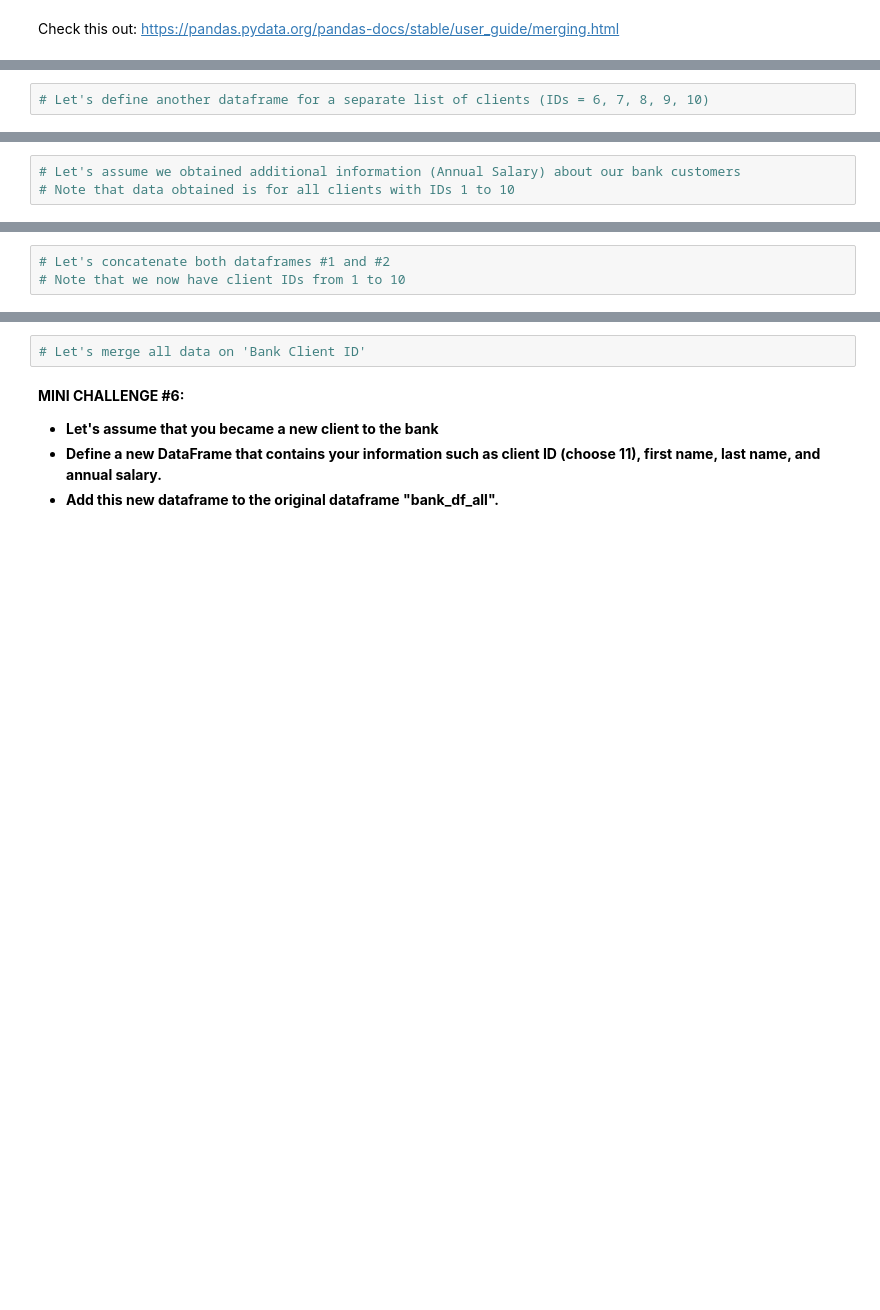
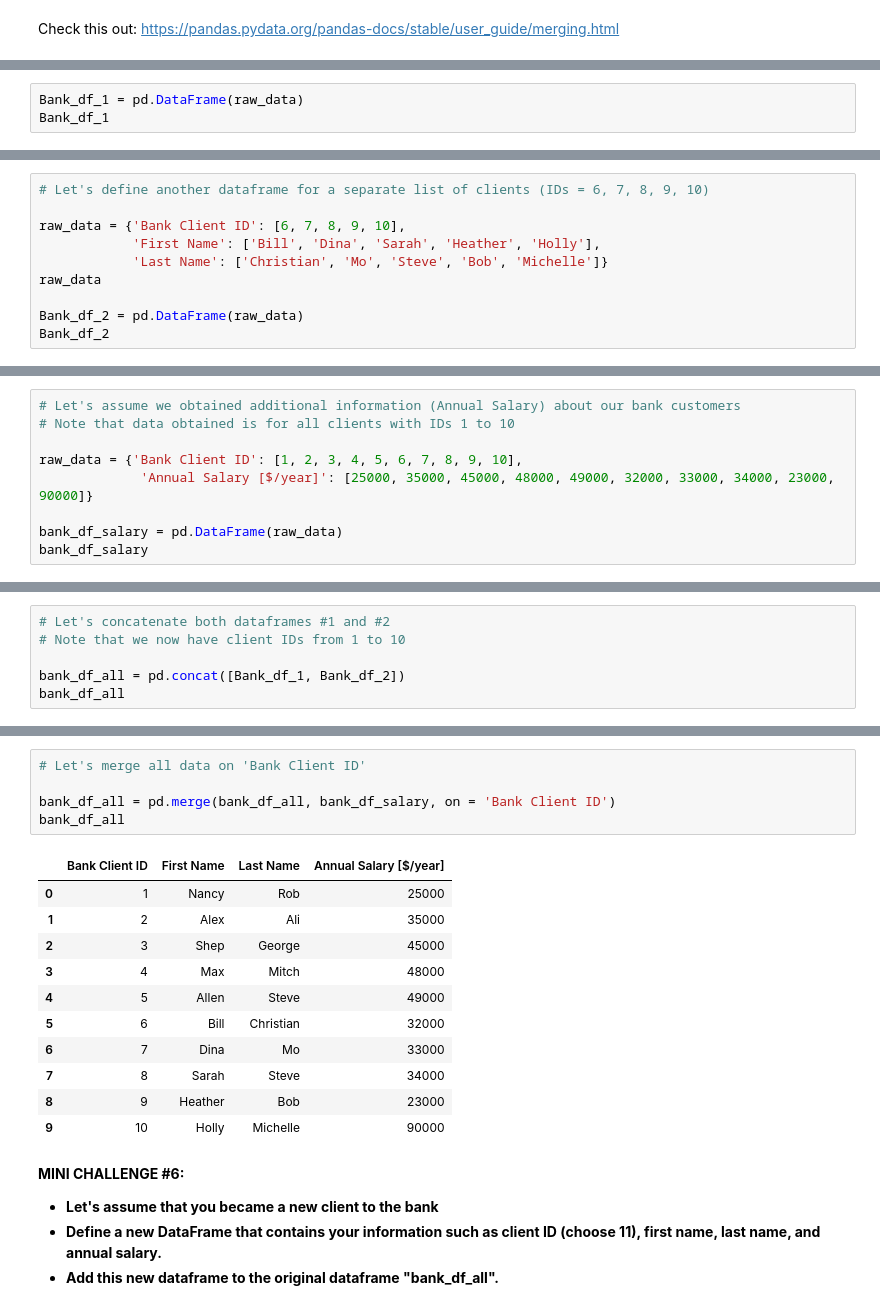
Before and after one commit to LinaSachuk/The-Complete-Python-and-Machine-Learning-for-Financial-Analysis, a Jupyter notebook: 8_Python_101_Python_Libraries_for_Data_Analysis_Pandas.ipynb, the cells around one changed output, grey strips where cells are left out. Saved outputs shown, nothing was run; the diff lists cells and outputs as text; blank space fills up the shorter version.

```diff
--- a/8_Python_101_Python_Libraries_for_Data_Analysis_Pandas.ipynb
+++ b/8_Python_101_Python_Libraries_for_Data_Analysis_Pandas.ipynb
@@ -337,0 +452,3 @@ Check this out: https://pandas.pydata.org/pandas-docs/stable/user_guide/merging.
+# %%
+Bank_df_1 = pd.DataFrame(raw_data)
+Bank_df_1
@@ -338,2 +462,10 @@ Check this out: https://pandas.pydata.org/pandas-docs/stable/user_guide/merging.
 # %%
 # Let's define another dataframe for a separate list of clients (IDs = 6, 7, 8, 9, 10)
+
+raw_data = {'Bank Client ID': [6, 7, 8, 9, 10],
+            'First Name': ['Bill', 'Dina', 'Sarah', 'Heather', 'Holly'],
+            'Last Name': ['Christian', 'Mo', 'Steve', 'Bob', 'Michelle']}
+raw_data
+
+Bank_df_2 = pd.DataFrame(raw_data)
+Bank_df_2
@@ -340,3 +479,9 @@ Check this out: https://pandas.pydata.org/pandas-docs/stable/user_guide/merging.
 # %%
 # Let's assume we obtained additional information (Annual Salary) about our bank customers
 # Note that data obtained is for all clients with IDs 1 to 10
+
+raw_data = {'Bank Client ID': [1, 2, 3, 4, 5, 6, 7, 8, 9, 10],
+             'Annual Salary [$/year]': [25000, 35000, 45000, 48000, 49000, 32000, 33000, 34000, 23000, 90000]}
+
+bank_df_salary = pd.DataFrame(raw_data)
+bank_df_salary
@@ -343,3 +500,6 @@ Check this out: https://pandas.pydata.org/pandas-docs/stable/user_guide/merging.
 # %%
 # Let's concatenate both dataframes #1 and #2
 # Note that we now have client IDs from 1 to 10
+
+bank_df_all = pd.concat([Bank_df_1, Bank_df_2])
+bank_df_all
@@ -346,5 +518,20 @@ Check this out: https://pandas.pydata.org/pandas-docs/stable/user_guide/merging.
 # %%
 # Let's merge all data on 'Bank Client ID'
+
+bank_df_all = pd.merge(bank_df_all, bank_df_salary, on = 'Bank Client ID')
+bank_df_all
+# %% [output]
+|  | Bank Client ID | First Name | Last Name | Annual Salary [$/year] |
+| 0 | 1 | Nancy | Rob | 25000 |
+| 1 | 2 | Alex | Ali | 35000 |
+| 2 | 3 | Shep | George | 45000 |
+| 3 | 4 | Max | Mitch | 48000 |
+| 4 | 5 | Allen | Steve | 49000 |
+| 5 | 6 | Bill | Christian | 32000 |
+| 6 | 7 | Dina | Mo | 33000 |
+| 7 | 8 | Sarah | Steve | 34000 |
+| 8 | 9 | Heather | Bob | 23000 |
+| 9 | 10 | Holly | Michelle | 90000 |
 # %% [markdown]
 **MINI CHALLENGE #6:**
 - **Let's assume that you became a new client to the bank**
```
Also changed, not shown: parts of 19 cells of this notebook.
